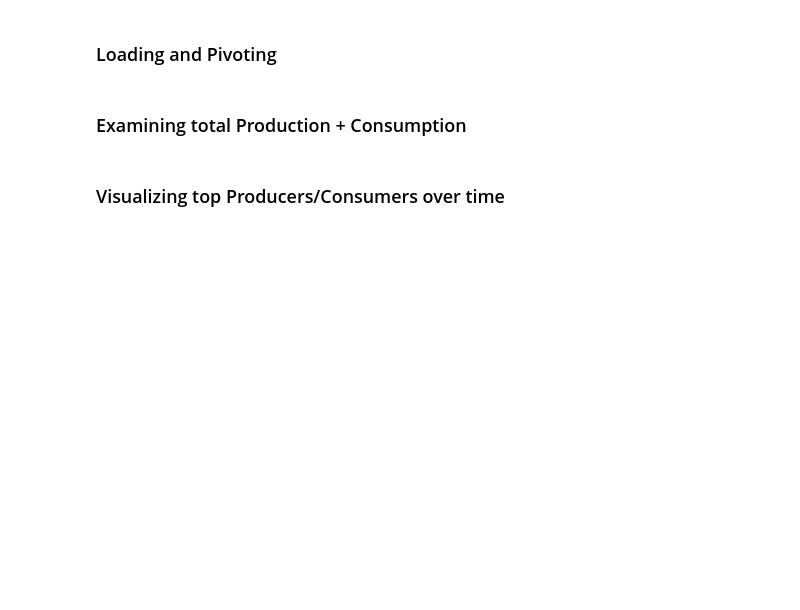
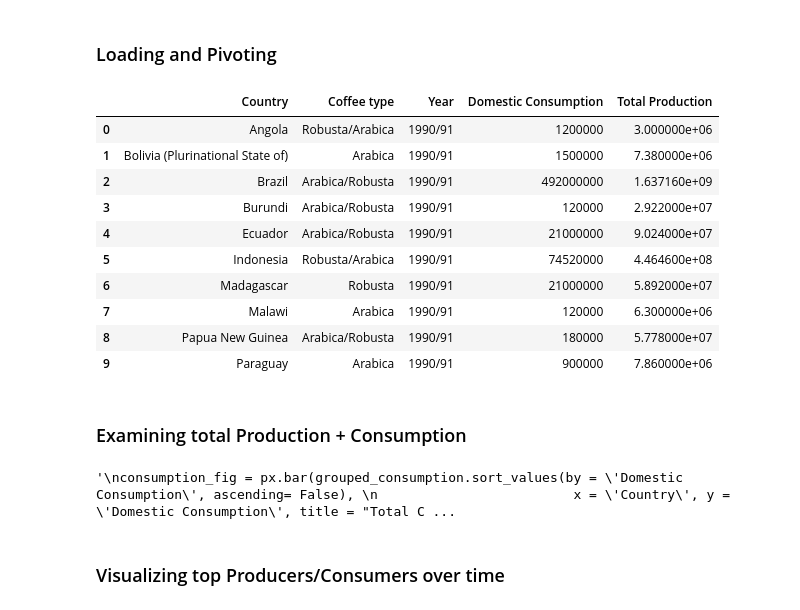
Before and after one commit to pinstripezebra/Coffee-Analysis, a Jupyter notebook: initial_EDA.ipynb, the cells around one changed output. Cells and saved outputs as stored; diff of their text form; code cells hidden in the pictures; blank space fills up the shorter version.

Commit message:
finished country/time visualization

```diff
--- a/initial_EDA.ipynb
+++ b/initial_EDA.ipynb
@@ -8,28 +8,52 @@ import os
 # %%
 # get the current working directory
 base_path = os.getcwd() + '//Data//'
 
 # Loading data
-domestic_consumption = pd.read_csv(base_path + 'Coffee_domestic_consumption.csv')
-coffee_production = pd.read_csv(base_path + 'Coffee_production.csv')
+domestic_consumption = pd.read_csv(base_path + 'Coffee_domestic_consumption.csv').drop(columns = ['Total_domestic_consumption'])
+coffee_production = pd.read_csv(base_path + 'Coffee_production.csv').drop(columns = ['Total_production'])
 coffee_inventory = pd.read_csv(base_path + 'Coffee_green_coffee_inventorie.csv')
 
 # Pivoting dataframes long
 domestic_consumption = pd.melt(domestic_consumption, id_vars=['Country', 'Coffee type']).rename(columns = {'variable': 'Year',
                                                                                                            'value': 'Domestic Consumption'})
 coffee_production = pd.melt(coffee_production, id_vars=['Country', 'Coffee type']).rename(columns = {'variable': 'Year',
                                                                                                            'value': 'Total Production'})
+
+#Merging
+merged = domestic_consumption.merge(coffee_production, left_on=['Country', 'Coffee type', 'Year'],
+                                    right_on=['Country', 'Coffee type', 'Year'])
+merged.head(10)
+# %% [output]
+|  | Country | Coffee type | Year | Domestic Consumption | Total Production |
+| 0 | Angola | Robusta/Arabica | 1990/91 | 1200000 | 3.000000e+06 |
+| 1 | Bolivia (Plurinational State of) | Arabica | 1990/91 | 1500000 | 7.380000e+06 |
+| 2 | Brazil | Arabica/Robusta | 1990/91 | 492000000 | 1.637160e+09 |
+| 3 | Burundi | Arabica/Robusta | 1990/91 | 120000 | 2.922000e+07 |
+| 4 | Ecuador | Arabica/Robusta | 1990/91 | 21000000 | 9.024000e+07 |
+| 5 | Indonesia | Robusta/Arabica | 1990/91 | 74520000 | 4.464600e+08 |
+| 6 | Madagascar | Robusta | 1990/91 | 21000000 | 5.892000e+07 |
+| 7 | Malawi | Arabica | 1990/91 | 120000 | 6.300000e+06 |
+| 8 | Papua New Guinea | Arabica/Robusta | 1990/91 | 180000 | 5.778000e+07 |
+| 9 | Paraguay | Arabica | 1990/91 | 900000 | 7.860000e+06 |
 # %% [markdown]
 ### Examining total Production + Consumption
 # %%
+#Grouping by country
 grouped_consumption = domestic_consumption[['Country', 'Domestic Consumption']].groupby(['Country']).sum().reset_index()
 grouped_production = coffee_production[['Country', 'Total Production']].groupby(['Country']).sum().reset_index()
-grouped_consumption.head(10)
-consumption_fig = px.bar(grouped_consumption.sort_values(by = 'Domestic Consumption', ascending= False),
-                         x = 'Country', y = 'Domestic Consumption', title = "Total Consumption by Country")
-production_fig = px.bar(grouped_production.sort_values(by = 'Total Production', ascending= False),
-                         x = 'Country', y = 'Total Production', title = "Total Production by Country")
-consumption_fig.show()
-production_fig.show()
+
+#Merging consumption/production dataframesss
+merged_aggregated = merged[['Country',
+                                                                   'Domestic Consumption',
+                                                                   'Total Production' ]].groupby(['Country']).sum().reset_index()
+merged_aggregated = pd.melt(merged_aggregated, id_vars=['Country'],
+                            value_vars=['Domestic Consumption', 'Total Production'])
+
+total_fig = px.bar(merged_aggregated.sort_values(by = ['value'], ascending=False),
+                         x = 'Country', y = 'value',color = 'variable', title = "Total Consumption by Country")
+total_fig.show()
+# %% [output]
+'\nconsumption_fig = px.bar(grouped_consumption.sort_values(by = \'Domestic Consumption\', ascending= False), \n                         x = \'Country\', y = \'Domestic Consumption\', title = "Total C ...
 # %% [markdown]
 ### Visualizing top Producers/Consumers over time
```
Also changed, not shown: parts of 2 cells of this notebook.
